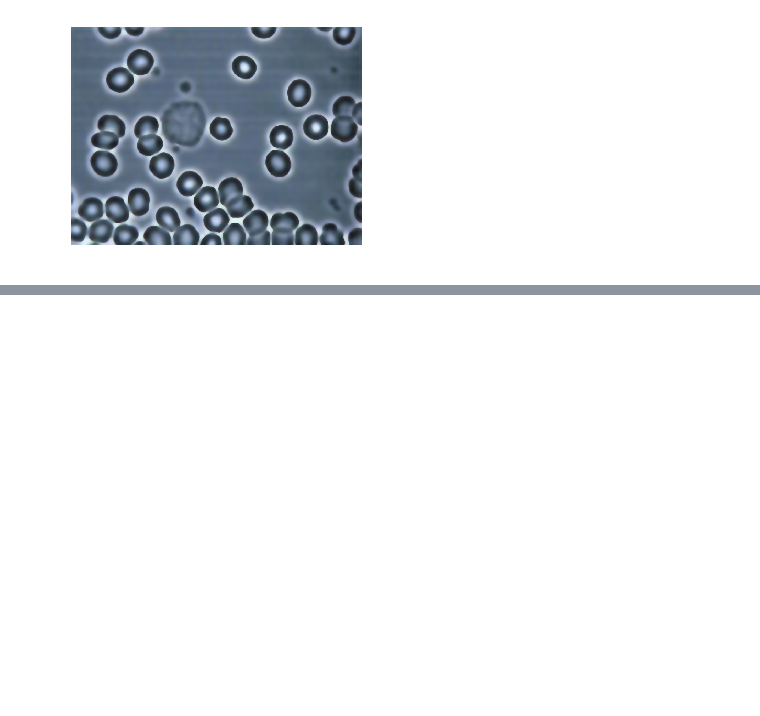
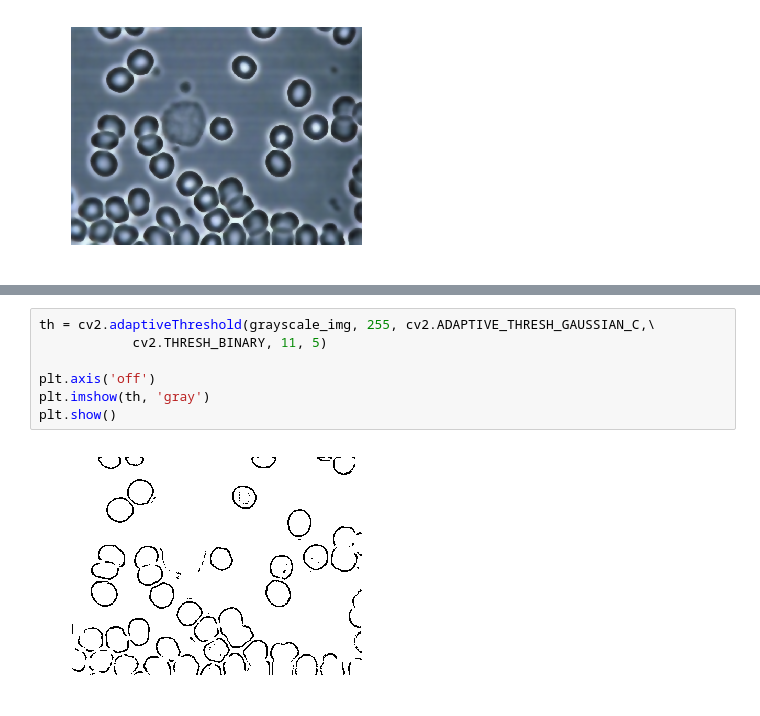
Before and after one commit to notenot/blood-cell-count, a Jupyter notebook: image-preprocessing.ipynb, the cells around one changed output, grey strips where cells are left out. Drawn from its saved outputs; the diff is of its cells as text; blank space fills up the shorter version.

```diff
--- a/image-preprocessing.ipynb
+++ b/image-preprocessing.ipynb
@@ -96,0 +170,9 @@ plt.show()
+# %%
+th = cv2.adaptiveThreshold(grayscale_img, 255, cv2.ADAPTIVE_THRESH_GAUSSIAN_C,\
+            cv2.THRESH_BINARY, 11, 5)
+
+plt.axis('off')
+plt.imshow(th, 'gray')
+plt.show()
+# %% [output]
+[figure, added]
```
Also changed, not shown: parts of 16 cells of this notebook.
